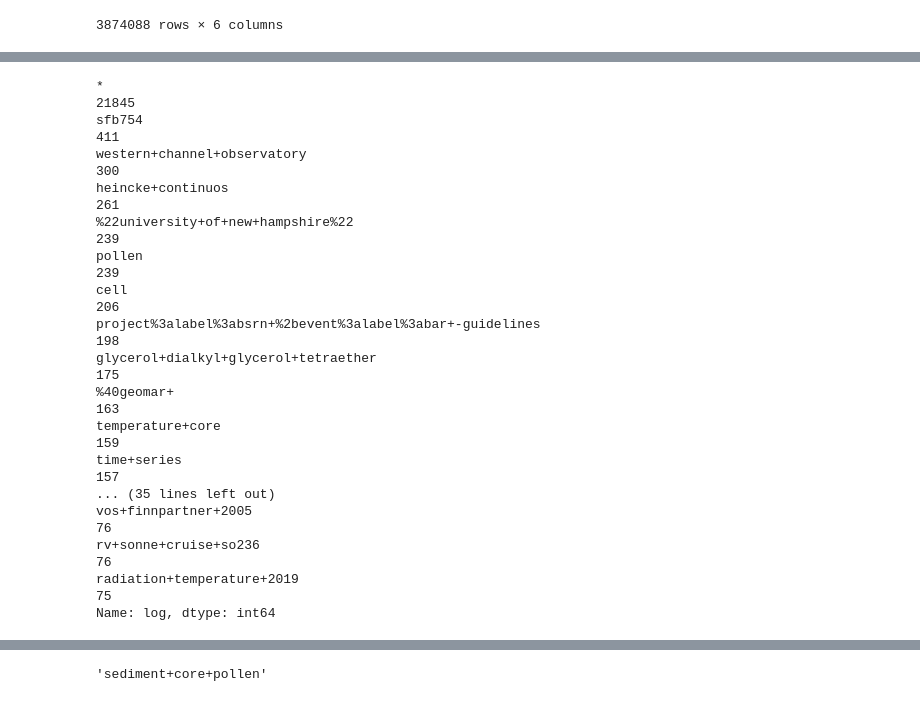
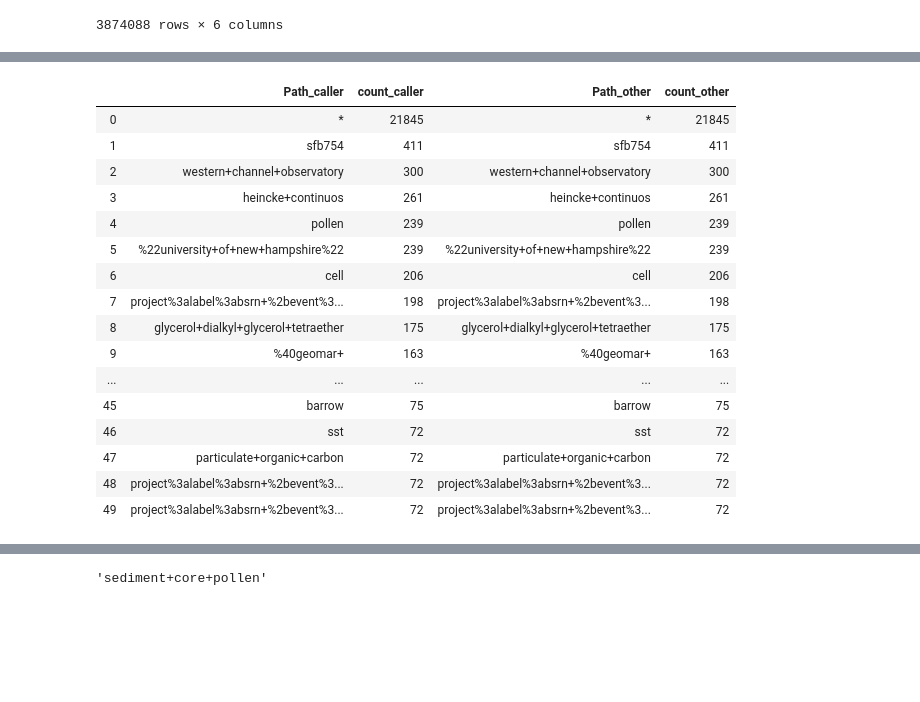
Before and after one commit to pangaea-data-publisher/pan_usagemmine, a Jupyter notebook: Top50KeyWords.ipynb, the cells around one changed output, grey strips where cells are left out. Cells and saved outputs as stored; diff of their text form; code cells hidden in the pictures; blank space fills up the shorter version.

```diff
--- a/Top50KeyWords.ipynb
+++ b/Top50KeyWords.ipynb
@@ -161,20 +154,25 @@ Name: log, dtype: int64
-# %%
-top50KeyWords
-# %% [output]
-*                                                                                                                                             21845
-sfb754                                                                                                                                          411
-western+channel+observatory                                                                                                                     300
-heincke+continuos                                                                                                                               261
-%22university+of+new+hampshire%22                                                                                                               239
-pollen                                                                                                                                          239
-cell                                                                                                                                            206
-project%3alabel%3absrn+%2bevent%3alabel%3abar+-guidelines                                                                                       198
-glycerol+dialkyl+glycerol+tetraether                                                                                                            175
-%40geomar+                                                                                                                                      163
-temperature+core                                                                                                                                159
-time+series                                                                                                                                     157
-... (35 lines left out)
-vos+finnpartner+2005                                                                                                                             76
-rv+sonne+cruise+so236                                                                                                                            76
-radiation+temperature+2019                                                                                                                       75
-Name: log, dtype: int64
+# %%
+top50m = pd.read_csv('Top_50_modified',names=['Path','count'],header=None)
+top50 = pd.read_csv('Top_50',names=['Path','count'],header=None)
+# %%
+joinedData = top50.join(top50m,lsuffix='_caller', rsuffix='_other')
+# %%
+joinedData
+# %% [output]
+|  | Path_caller | count_caller | Path_other | count_other |
+| 0 | * | 21845 | * | 21845 |
+| 1 | sfb754 | 411 | sfb754 | 411 |
+| 2 | western+channel+observatory | 300 | western+channel+observatory | 300 |
+| 3 | heincke+continuos | 261 | heincke+continuos | 261 |
+| 4 | pollen | 239 | pollen | 239 |
+| 5 | %22university+of+new+hampshire%22 | 239 | %22university+of+new+hampshire%22 | 239 |
+| 6 | cell | 206 | cell | 206 |
+| 7 | project%3alabel%3absrn+%2bevent%3... | 198 | project%3alabel%3absrn+%2bevent%3... | 198 |
+| 8 | glycerol+dialkyl+glycerol+tetraether | 175 | glycerol+dialkyl+glycerol+tetraether | 175 |
+| 9 | %40geomar+ | 163 | %40geomar+ | 163 |
+| ... | ... | ... | ... | ... |
+| 45 | barrow | 75 | barrow | 75 |
+| 46 | sst | 72 | sst | 72 |
+| 47 | particulate+organic+carbon | 72 | particulate+organic+carbon | 72 |
+| 48 | project%3alabel%3absrn+%2bevent%3... | 72 | project%3alabel%3absrn+%2bevent%3... | 72 |
+| 49 | project%3alabel%3absrn+%2bevent%3... | 72 | project%3alabel%3absrn+%2bevent%3... | 72 |
```
Also changed, not shown: parts of 10 cells of this notebook, 7 other files.
